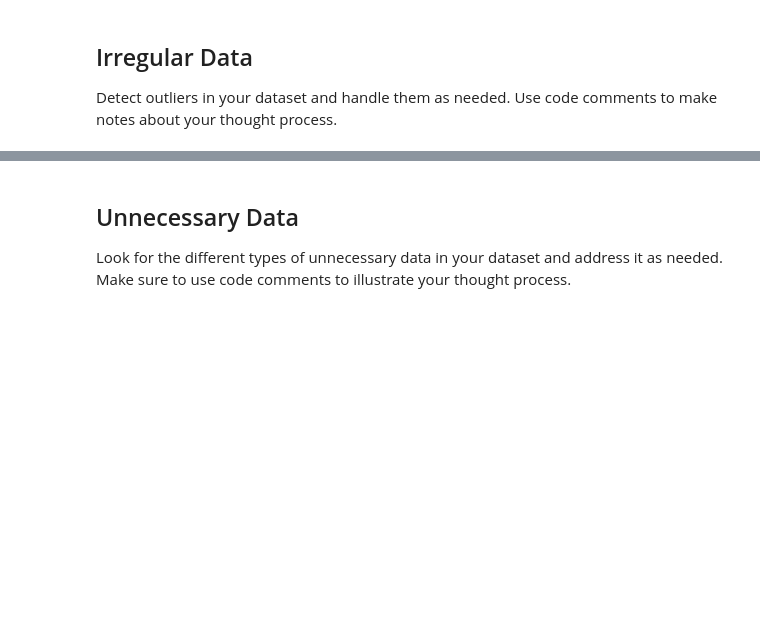
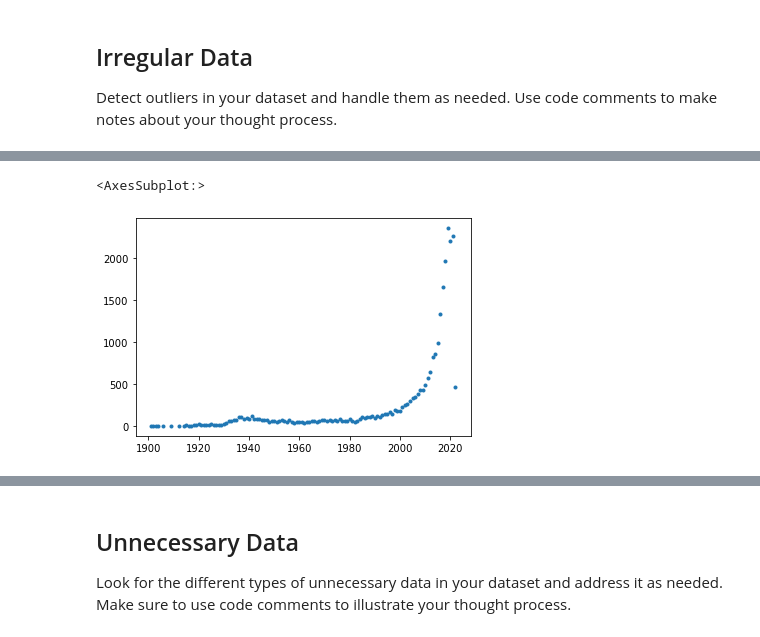
Before and after one commit to LizzCallahan/cleaning-data-checkpoint, a Jupyter notebook: checkpoint-three.ipynb, the cells around one changed output, grey strips where cells are left out. Cells and saved outputs as stored; diff of their text form; code cells hidden in the pictures; blank space fills up the shorter version.

```diff
--- a/checkpoint-three.ipynb
+++ b/checkpoint-three.ipynb
@@ -176,0 +206,7 @@ Detect outliers in your dataset and handle them as needed. Use code comments to
+# %%
+# Without the 2002 limit, the curve is even more as expected with many more movies at the higher end. Since the data is from May 2022, the 2022 data is obviously a little funky there.
+x = titles_df.release_year.value_counts()
+x.plot(style='.')
+# %% [output]
+<AxesSubplot:>
+[figure, added]
```
Also changed, not shown: parts of 31 cells of this notebook.
